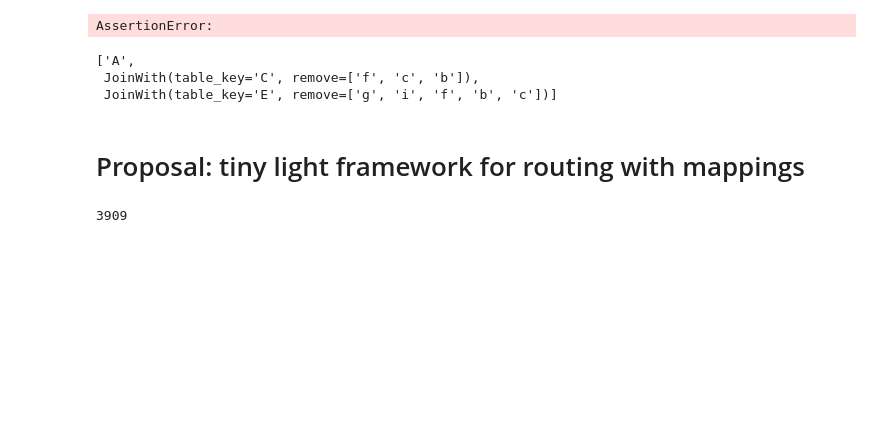
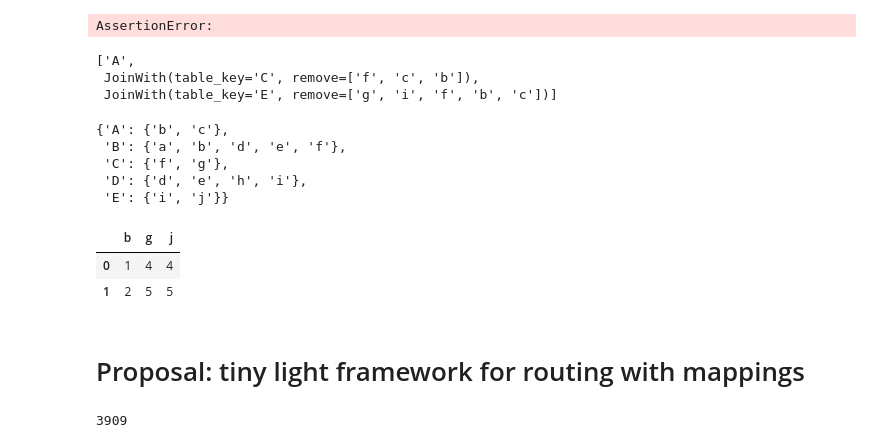
Before and after one commit to i2mint/tabled, a Jupyter notebook: misc/tabled_ideas.ipynb, the cells around one changed output. Saved outputs shown, nothing was run; the diff lists cells and outputs as text; code cells hidden in the pictures; blank space fills up the shorter version.

Commit message:
feat: execute_commands

```diff
--- a/misc/tabled_ideas.ipynb
+++ b/misc/tabled_ideas.ipynb
@@ -693,3 +729,40 @@ join_resolution_output
+# %%
+labeled_sets
+# %% [output]
+{'A': {'b', 'c'},
+ 'B': {'a', 'b', 'd', 'e', 'f'},
+ 'C': {'f', 'g'},
+ 'D': {'d', 'e', 'h', 'i'},
+ 'E': {'i', 'j'}}
+# %%
+from tabled.multi import Join, Remove
+
+# commands equivalent to
+# ['A',
+#  JoinWith(table_key='C', remove=['f', 'c', 'b']),
+#  JoinWith(table_key='E', remove=['g', 'i', 'f', 'b', 'c'])]
+# expected_join_resolution = [
+#     'B',
+#     JoinWith('C', remove=['a', 'f']),
+#     JoinWith('D', remove=['d', 'e', 'h']),
+#     JoinWith('E', remove=['i'])
+# ]
+
+commands = [
+    Join('B'),
+    Join('C'),
+    Remove(['a', 'f']),
+    Join('D'),
+    Remove(['d', 'e', 'h']),
+    Join('E'),
+    Remove(['i']),
+]
+
+execute_commands(commands, tables)
+# %% [output]
+|  | b | g | j |
+| 0 | 1 | 4 | 4 |
+| 1 | 2 | 5 | 5 |
 # %% [markdown]
 # Proposal: tiny light framework for routing with mappings
 # %%
```
Also changed, not shown: parts of 2 cells of this notebook, 1 other file.
